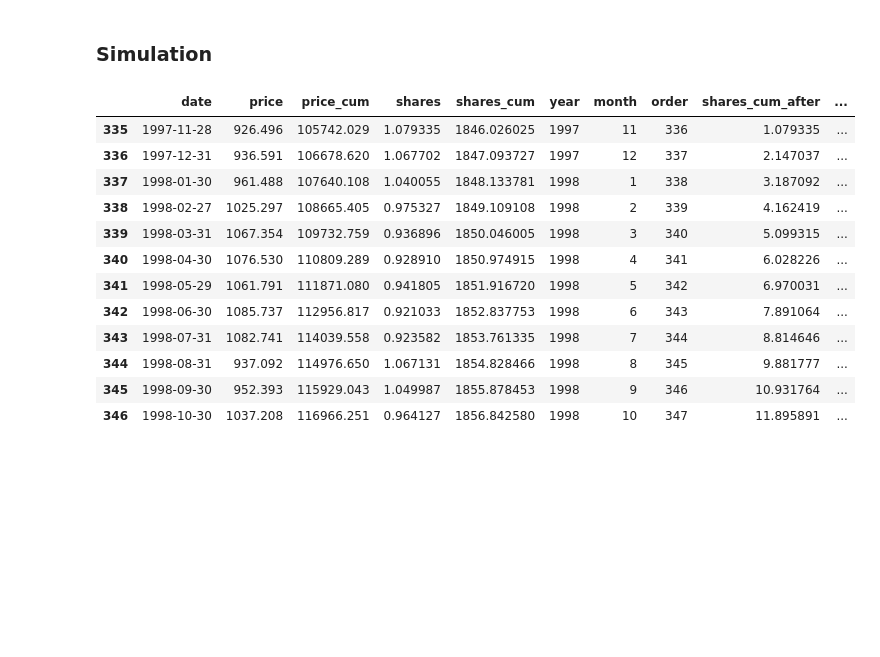
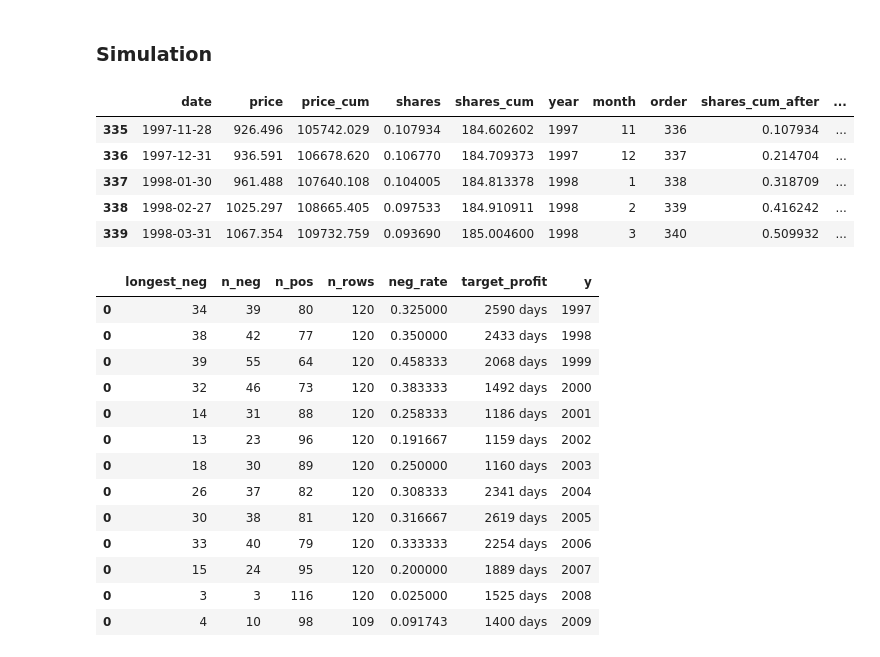
Before and after one commit to mikaelahonen/economical-cycle-timing, a Jupyter notebook: notebook-analysis.ipynb, the cells around one changed output. Drawn from its saved outputs; the diff is of its cells as text; code cells hidden in the pictures; blank space fills up the shorter version.

Commit message:
Compute KPI table.

```diff
--- a/notebook-analysis.ipynb
+++ b/notebook-analysis.ipynb
@@ -37,7 +38,7 @@ display(df_xl.head())
 ## Data transformations
 # %%
 #Monhly investment (can be any number)
-inv = 1000
+inv = 100
 
 #df_tf = Data Frame TransFormed
 df_tf = df_xl.copy()
@@ -77,6 +78,9 @@ first_year = 1997
 
 #The last year of the simulation
 last_year = 2009
+
+#Duration of investment in years
+dur_y = 10
 
 #Create a range from the first and the last years
 years = list(range(first_year, last_year + 1))
@@ -131,54 +193,94 @@ plt.show()
 ### Simulation
 # %%
 annual_dfs = []
+kpi_dfs = []
 
 #Loop each starting year
 for y in years:
-    #print("Year: {}".format(y))
 
     #Get cumulative sum of values when starting
     first_row = df_tf[(df_tf['year']==y) & (df_tf['month']==month)].iloc[0]
     first_shares = first_row['shares']
     first_shares_cum = first_row['shares_cum']
     first_date = first_row['date']
     first_order = first_row['order']
 
+    #Get the last data of the investment
+    last_m = str(month).zfill(2)
+    last_y = y + dur_y
+    last_date = np.datetime64('{}-{}-01'.format(last_y, last_m)) - np.timedelta64(1, 'D')
+
     #Get only dates after this year
-    df_y = df_tf[df_tf['date']>=first_date].copy()
+    df_y = df_tf[(df_tf['date']>=first_date) & (df_tf['date']<=last_date)].copy()
 
     #Calculate KPIs
     df_y['shares_cum_after'] = df_y['shares_cum'] - first_shares_cum + first_shares
     df_y['shares_cum_before'] = df_y['shares_cum_after'].shift(1)
     df_y['order_y'] = df_y['order'] - first_order + 1
     #Profit = Total sell sell price / Total investment
     df_y['profit_abs'] = (df_y['shares_cum_before'] * df_y['price']) - ((df_y['order_y'] - 1) * inv)
     df_y['profit_rate'] = (df_y['shares_cum_before'] * df_y['price']) / ((df_y['order_y'] - 1) * inv) - 1
     df_y['profit_rate_annual'] = (df_y['profit_rate']+1) ** (1 / (df_y['order_y']/12/2))-1
+    df_y['is_profit'] = np.where(df_y['profit_abs']>0, True, False)
 
     #Tag the year when investing started
     df_y['start_y'] = y
 
+    #Calculate KPI values
+    n_rows = df_y.shape[0]
+    #Calculate months were shares would have made profit
+    n_pos = np.where(df_y['profit_abs']>0, 1, 0).sum()
+    #Calculate months were shares would NOT have made profit
+    n_neg = np.where(df_y['profit_abs']<=0, 1, 0).sum()
+
+    trgt = first_target(df_y, target=1000)
+
+    longest_neg = longest_streak(df_y)
+
+    #Note: First month is never positive or negative
+    dict_kpi = [{
+        'y': y,
+        'n_rows': n_rows,
+        'n_pos': n_pos,
+        'n_neg': n_neg,
+        'neg_rate': n_neg/n_rows,
+        'longest_neg': longest_neg,
+        'target_profit': trgt,
+    }]
+
+    df_kpi = pd.DataFrame(dict_kpi)
 
     #display(df_y.head())
 
     annual_dfs.append(df_y)
+    kpi_dfs.append(df_kpi)
 
 df_results = pd.concat(annual_dfs)
+df_kpis = pd.concat(kpi_dfs)
 
 #Show top rows
-display(df_results.head(12))
+display(df_results.head())
+
+display(df_kpis.head(13))
 # %% [output]
 |  | date | price | price_cum | shares | shares_cum | year | month | order | shares_cum_after | ... |
-| 335 | 1997-11-28 | 926.496 | 105742.029 | 1.079335 | 1846.026025 | 1997 | 11 | 336 | 1.079335 | ... |
-| 336 | 1997-12-31 | 936.591 | 106678.620 | 1.067702 | 1847.093727 | 1997 | 12 | 337 | 2.147037 | ... |
-| 337 | 1998-01-30 | 961.488 | 107640.108 | 1.040055 | 1848.133781 | 1998 | 1 | 338 | 3.187092 | ... |
-| 338 | 1998-02-27 | 1025.297 | 108665.405 | 0.975327 | 1849.109108 | 1998 | 2 | 339 | 4.162419 | ... |
-| 339 | 1998-03-31 | 1067.354 | 109732.759 | 0.936896 | 1850.046005 | 1998 | 3 | 340 | 5.099315 | ... |
-| 340 | 1998-04-30 | 1076.530 | 110809.289 | 0.928910 | 1850.974915 | 1998 | 4 | 341 | 6.028226 | ... |
-| 341 | 1998-05-29 | 1061.791 | 111871.080 | 0.941805 | 1851.916720 | 1998 | 5 | 342 | 6.970031 | ... |
-| 342 | 1998-06-30 | 1085.737 | 112956.817 | 0.921033 | 1852.837753 | 1998 | 6 | 343 | 7.891064 | ... |
-| 343 | 1998-07-31 | 1082.741 | 114039.558 | 0.923582 | 1853.761335 | 1998 | 7 | 344 | 8.814646 | ... |
-| 344 | 1998-08-31 | 937.092 | 114976.650 | 1.067131 | 1854.828466 | 1998 | 8 | 345 | 9.881777 | ... |
-| 345 | 1998-09-30 | 952.393 | 115929.043 | 1.049987 | 1855.878453 | 1998 | 9 | 346 | 10.931764 | ... |
-| 346 | 1998-10-30 | 1037.208 | 116966.251 | 0.964127 | 1856.842580 | 1998 | 10 | 347 | 11.895891 | ... |
+| 335 | 1997-11-28 | 926.496 | 105742.029 | 0.107934 | 184.602602 | 1997 | 11 | 336 | 0.107934 | ... |
+| 336 | 1997-12-31 | 936.591 | 106678.620 | 0.106770 | 184.709373 | 1997 | 12 | 337 | 0.214704 | ... |
+| 337 | 1998-01-30 | 961.488 | 107640.108 | 0.104005 | 184.813378 | 1998 | 1 | 338 | 0.318709 | ... |
+| 338 | 1998-02-27 | 1025.297 | 108665.405 | 0.097533 | 184.910911 | 1998 | 2 | 339 | 0.416242 | ... |
+| 339 | 1998-03-31 | 1067.354 | 109732.759 | 0.093690 | 185.004600 | 1998 | 3 | 340 | 0.509932 | ... |
+|  | longest_neg | n_neg | n_pos | n_rows | neg_rate | target_profit | y |
+| 0 | 34 | 39 | 80 | 120 | 0.325000 | 2590 days | 1997 |
+| 0 | 38 | 42 | 77 | 120 | 0.350000 | 2433 days | 1998 |
+| 0 | 39 | 55 | 64 | 120 | 0.458333 | 2068 days | 1999 |
+| 0 | 32 | 46 | 73 | 120 | 0.383333 | 1492 days | 2000 |
+| 0 | 14 | 31 | 88 | 120 | 0.258333 | 1186 days | 2001 |
+| 0 | 13 | 23 | 96 | 120 | 0.191667 | 1159 days | 2002 |
+| 0 | 18 | 30 | 89 | 120 | 0.250000 | 1160 days | 2003 |
+| 0 | 26 | 37 | 82 | 120 | 0.308333 | 2341 days | 2004 |
+| 0 | 30 | 38 | 81 | 120 | 0.316667 | 2619 days | 2005 |
+| 0 | 33 | 40 | 79 | 120 | 0.333333 | 2254 days | 2006 |
+| 0 | 15 | 24 | 95 | 120 | 0.200000 | 1889 days | 2007 |
+| 0 | 3 | 3 | 116 | 120 | 0.025000 | 1525 days | 2008 |
+| 0 | 4 | 10 | 98 | 109 | 0.091743 | 1400 days | 2009 |
 # %% [markdown]
```
Also changed, not shown: parts of 5 cells of this notebook.
